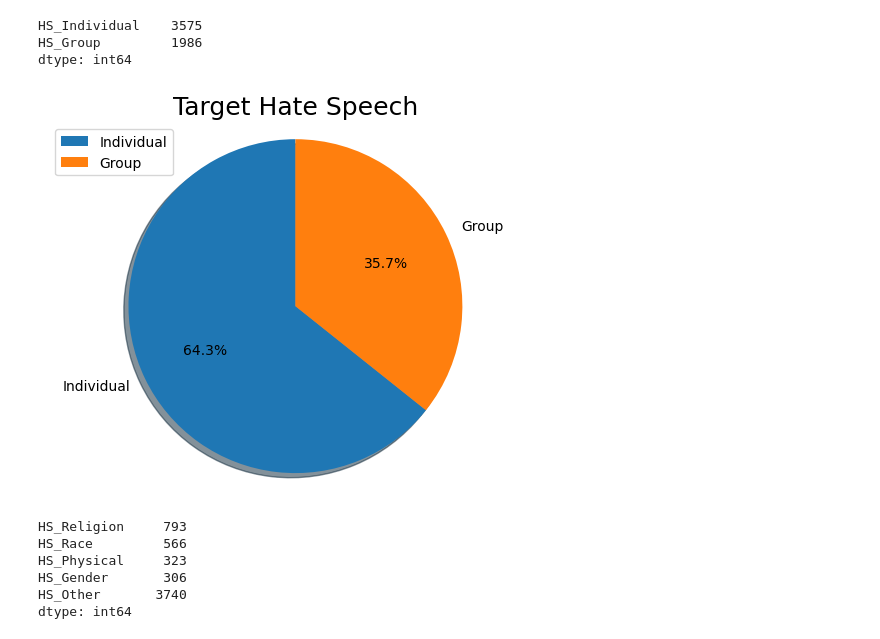
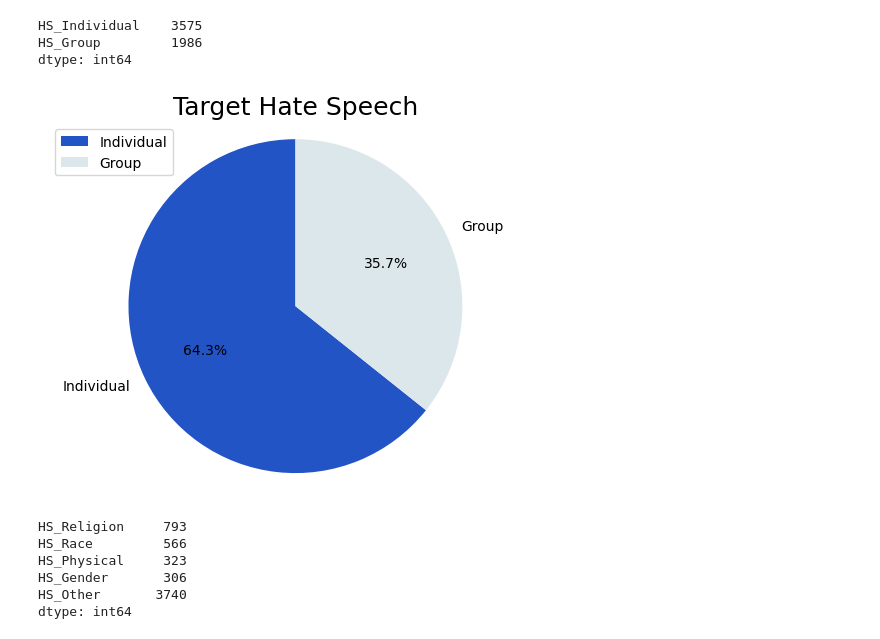
Before and after one commit to udjoo/tugasbinar, a Jupyter notebook: preprocess.ipynb, the cells around one changed output. Cells and saved outputs as stored; diff of their text form; code cells hidden in the pictures.

```diff
--- a/preprocess.ipynb
+++ b/preprocess.ipynb
@@ -174,15 +183,17 @@ dtype: int64
 # %%
 target_HS = ("Individual", "Group")
 HS1 = (3575, 1986)
+my_color = ['#2254c5', '#dce7ec']
 
 fig1, ax1 = plt.subplots()
-ax1.pie(HS1, labels=target_HS, autopct='%1.1f%%', shadow=True, startangle=90)
+ax1.pie(HS1, labels=target_HS, autopct='%1.1f%%',
+        shadow=False, startangle=90, colors=my_color)
 ax1.axis('equal')  # Equal aspect ratio ensures that pie is drawn as a circle.
 ax1.set_title('Target Hate Speech', fontsize=18)
 ax1.legend(target_HS, loc="best")
 plt.show()
 # %% [output]
-[figure, old version]
+[figure, new version]
 # %%
 df2 = df[['HS_Religion', 'HS_Race', 'HS_Physical', 'HS_Gender', 'HS_Other']]
 df2.sum()
```
Also changed, not shown: parts of 9 cells of this notebook.
